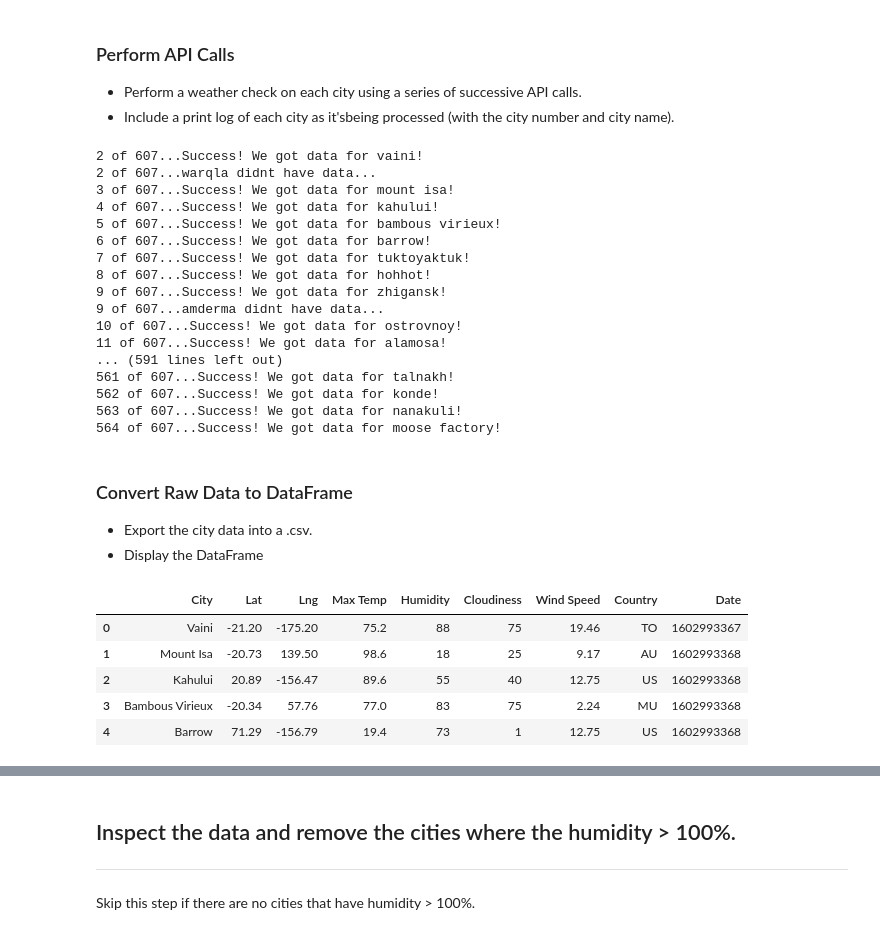
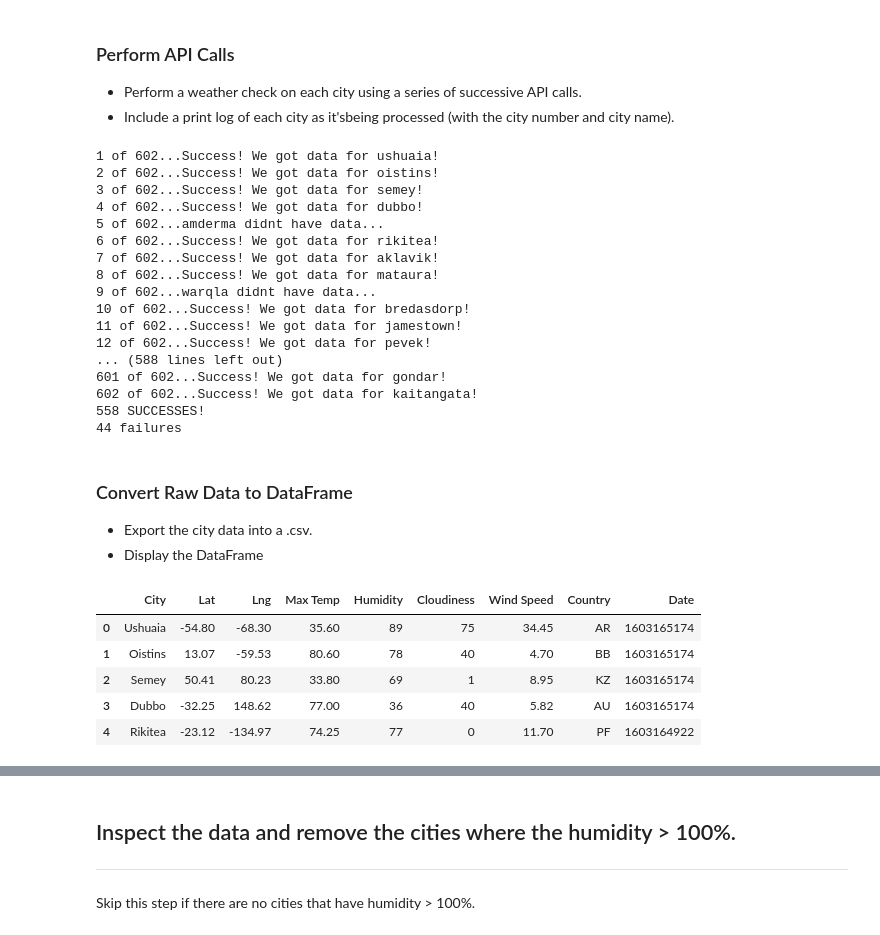
Before and after one commit to JohnShuford/Python-API-Challenge, a Jupyter notebook: WeatherPy/WeatherPy.ipynb, the cells around one changed output, grey strips where cells are left out. Cells and saved outputs as stored; diff of their text form; code cells hidden in the pictures.

```diff
--- a/API/starter_code/WeatherPy.ipynb
+++ b/WeatherPy/WeatherPy.ipynb
@@ -73,12 +73,14 @@ Country = []
 Date = []
 
 #counter to keep track of the loop
-count = 1
-
+count = 0
+successful_count = 0
+fail_count = 0
 #create a for loop
 for city in cities:
-    response = requests.get(query_url + city).json()
     try:
+        count += 1
+        response = requests.get(query_url + city).json()
         City.append(response['name'])
         Lat.append(response['coord']['lat'])
         Lng.append(response['coord']['lon'])
@@ -88,60 +90,55 @@ for city in cities:
         Wind_Speed.append(response['wind']['speed'])
         Country.append(response['sys']['country'])
         Date.append(response['dt'])
-        count += 1
+        successful_count += 1
         print(f'{count} of {len(cities)}...Success! We got data for {city}!')
     except:
+        fail_count += 1
         print(f'{count} of {len(cities)}...{city} didnt have data...')
+
+print(f'{successful_count} SUCCESSES!')
+print(f'{fail_count} failures')
 # %% [output]
-2 of 607...Success! We got data for vaini!
-2 of 607...warqla didnt have data...
-3 of 607...Success! We got data for mount isa!
-4 of 607...Success! We got data for kahului!
-5 of 607...Success! We got data for bambous virieux!
-6 of 607...Success! We got data for barrow!
-7 of 607...Success! We got data for tuktoyaktuk!
-8 of 607...Success! We got data for hohhot!
-9 of 607...Success! We got data for zhigansk!
-9 of 607...amderma didnt have data...
-10 of 607...Success! We got data for ostrovnoy!
-11 of 607...Success! We got data for alamosa!
-... (591 lines left out)
-561 of 607...Success! We got data for talnakh!
-562 of 607...Success! We got data for konde!
-563 of 607...Success! We got data for nanakuli!
-564 of 607...Success! We got data for moose factory!
+1 of 602...Success! We got data for ushuaia!
+2 of 602...Success! We got data for oistins!
+3 of 602...Success! We got data for semey!
+4 of 602...Success! We got data for dubbo!
+5 of 602...amderma didnt have data...
+6 of 602...Success! We got data for rikitea!
+7 of 602...Success! We got data for aklavik!
+8 of 602...Success! We got data for mataura!
+9 of 602...warqla didnt have data...
+10 of 602...Success! We got data for bredasdorp!
+11 of 602...Success! We got data for jamestown!
+12 of 602...Success! We got data for pevek!
+... (588 lines left out)
+601 of 602...Success! We got data for gondar!
+602 of 602...Success! We got data for kaitangata!
+558 SUCCESSES!
+44 failures
 # %% [markdown]
 ### Convert Raw Data to DataFrame
 * Export the city data into a .csv.
 * Display the DataFrame
 # %%
-# print(len(City))
-# print(len(Lat))
-# print(len(Lng))
-# print(len(Max_Temp))
-# print(len(Humidity))
-# print(len(Cloudiness))
-# print(len(Wind_Speed))
-# print(len(Country))
-# print(len(Date))
-
 city_dict = {
     'City': City,
     'Lat': Lat,
     'Lng': Lng,
     'Max Temp': Max_Temp,
     'Humidity': Humidity,
     'Cloudiness': Cloudiness,
     'Wind Speed': Wind_Speed,
     'Country': Country,
     'Date': Date
 }
 city_df = pd.DataFrame(city_dict)
+city_df.to_csv(path_or_buf = 'output_data/city_data.csv')
 city_df.head()
 # %% [output]
 |  | City | Lat | Lng | Max Temp | Humidity | Cloudiness | Wind Speed | Country | Date |
-| 0 | Vaini | -21.20 | -175.20 | 75.2 | 88 | 75 | 19.46 | TO | 1602993367 |
-| 1 | Mount Isa | -20.73 | 139.50 | 98.6 | 18 | 25 | 9.17 | AU | 1602993368 |
-| 2 | Kahului | 20.89 | -156.47 | 89.6 | 55 | 40 | 12.75 | US | 1602993368 |
-| 3 | Bambous Virieux | -20.34 | 57.76 | 77.0 | 83 | 75 | 2.24 | MU | 1602993368 |
-| 4 | Barrow | 71.29 | -156.79 | 19.4 | 73 | 1 | 12.75 | US | 1602993368 |
+| 0 | Ushuaia | -54.80 | -68.30 | 35.60 | 89 | 75 | 34.45 | AR | 1603165174 |
+| 1 | Oistins | 13.07 | -59.53 | 80.60 | 78 | 40 | 4.70 | BB | 1603165174 |
+| 2 | Semey | 50.41 | 80.23 | 33.80 | 69 | 1 | 8.95 | KZ | 1603165174 |
+| 3 | Dubbo | -32.25 | 148.62 | 77.00 | 36 | 40 | 5.82 | AU | 1603165174 |
+| 4 | Rikitea | -23.12 | -134.97 | 74.25 | 77 | 0 | 11.70 | PF | 1603164922 |
```
Also changed, not shown: parts of 7 cells of this notebook, 2 other files.
